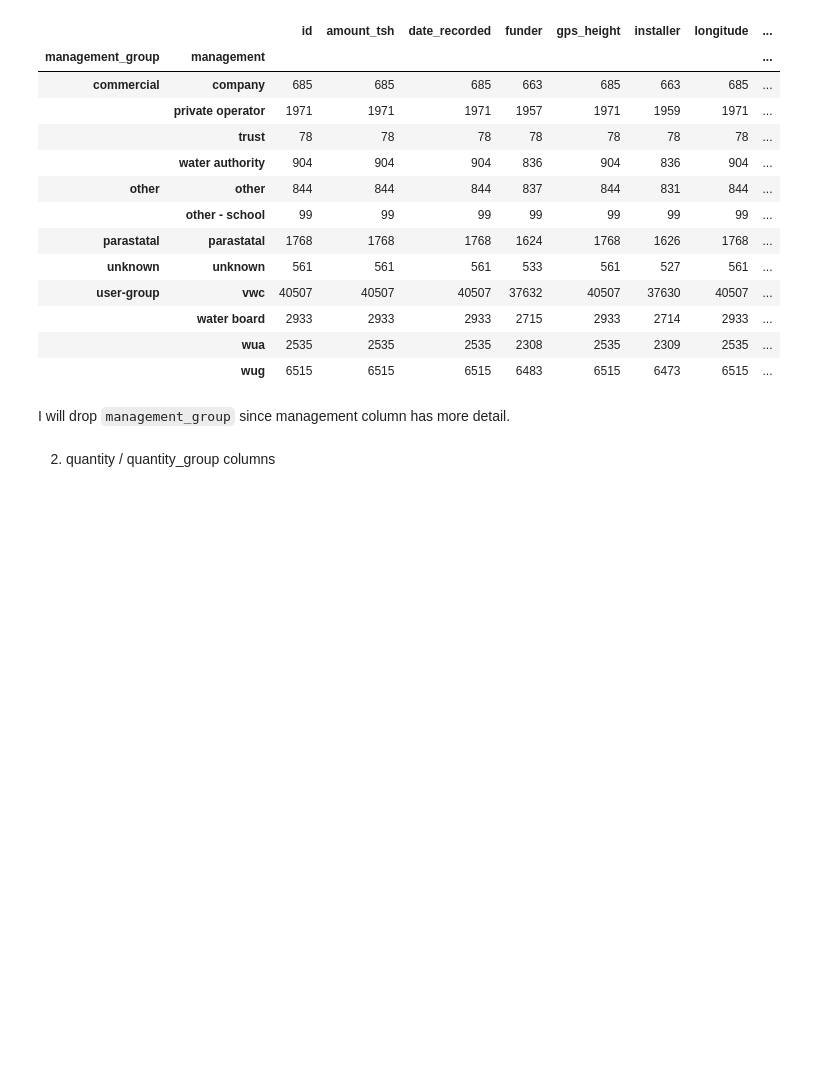
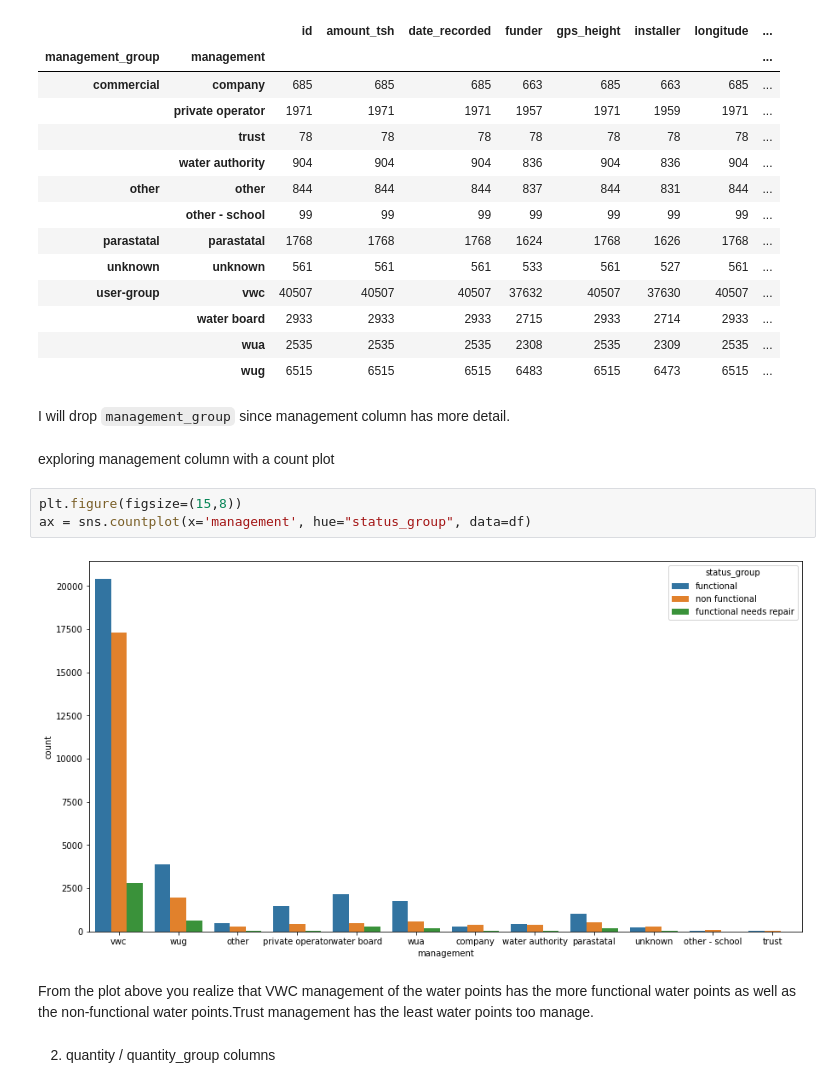
Before and after one commit to waitipeter/TANZANIA-WATER-WELLS-PROJECT, a Jupyter notebook: TanzaniaWaterWells (5).ipynb, the cells around one changed output. Saved outputs shown, nothing was run; the diff lists cells and outputs as text; blank space fills up the shorter version.

```diff
--- a/TanzaniaWaterWells (5).ipynb
+++ b/TanzaniaWaterWells (5).ipynb
@@ -274,6 +279,15 @@ df.groupby(['management_group','management']).count()
 |  | wug | 6515 | 6515 | 6515 | 6483 | 6515 | 6473 | 6515 | ... |
 # %% [markdown]
 I will drop `management_group` since management column has more detail.
+# %% [markdown]
+exploring management column with a count plot
+# %%
+plt.figure(figsize=(15,8))
+ax = sns.countplot(x='management', hue="status_group", data=df)
+# %% [output]
+[figure, added]
+# %% [markdown]
+From the plot above you realize that VWC management of the water points has the more functional water points as well as the non-functional water points.Trust management has the least water points too manage.
 # %% [markdown]
 2. quantity / quantity_group columns
 # %%
```
Also changed, not shown: parts of 36 cells of this notebook, 2 other files.
